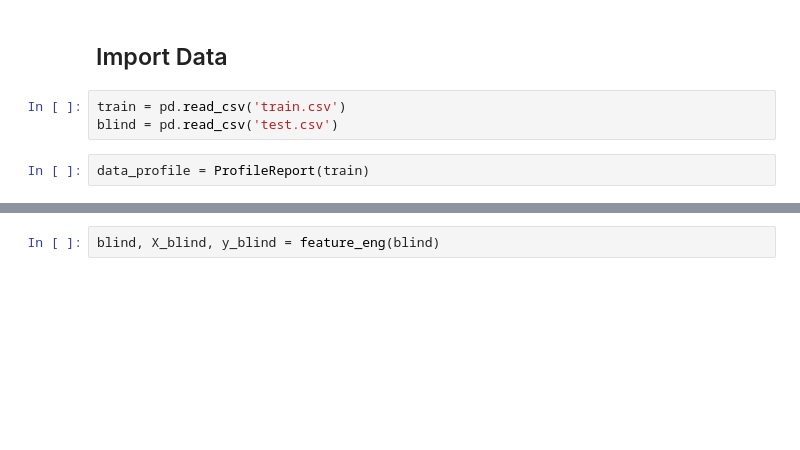
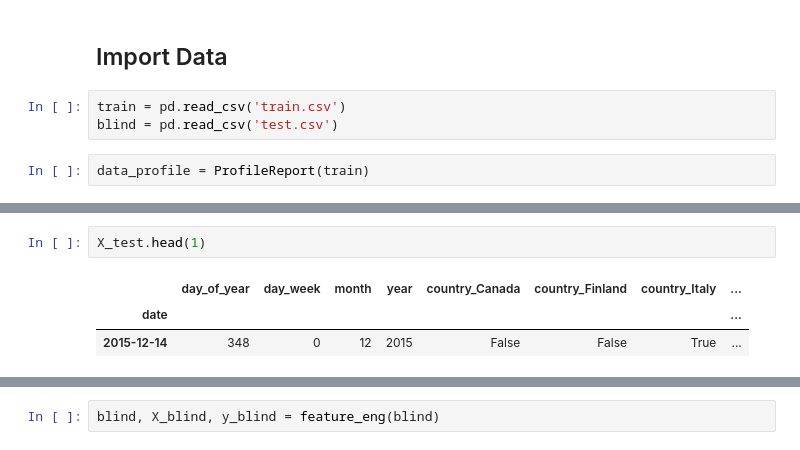
Before and after one commit to leonardosor/kaggle_comp, a Jupyter notebook: data/s5_e1_model.ipynb, the cells around one changed output, grey strips where cells are left out. Drawn from its saved outputs; the diff is of its cells as text; blank space fills up the shorter version.

```diff
--- a/data/s5_e1_model.ipynb
+++ b/data/s5_e1_model.ipynb
@@ -91,0 +115,6 @@ y_test shape: (33189,)
+# %%
+X_test.head(1)
+# %% [output]
+|  | day_of_year | day_week | month | year | country_Canada | country_Finland | country_Italy | ... |
+| date |  |  |  |  |  |  |  | ... |
+| 2015-12-14 | 348 | 0 | 12 | 2015 | False | False | True | ... |
```
Also changed, not shown: parts of 20 cells of this notebook, 5 other files.
